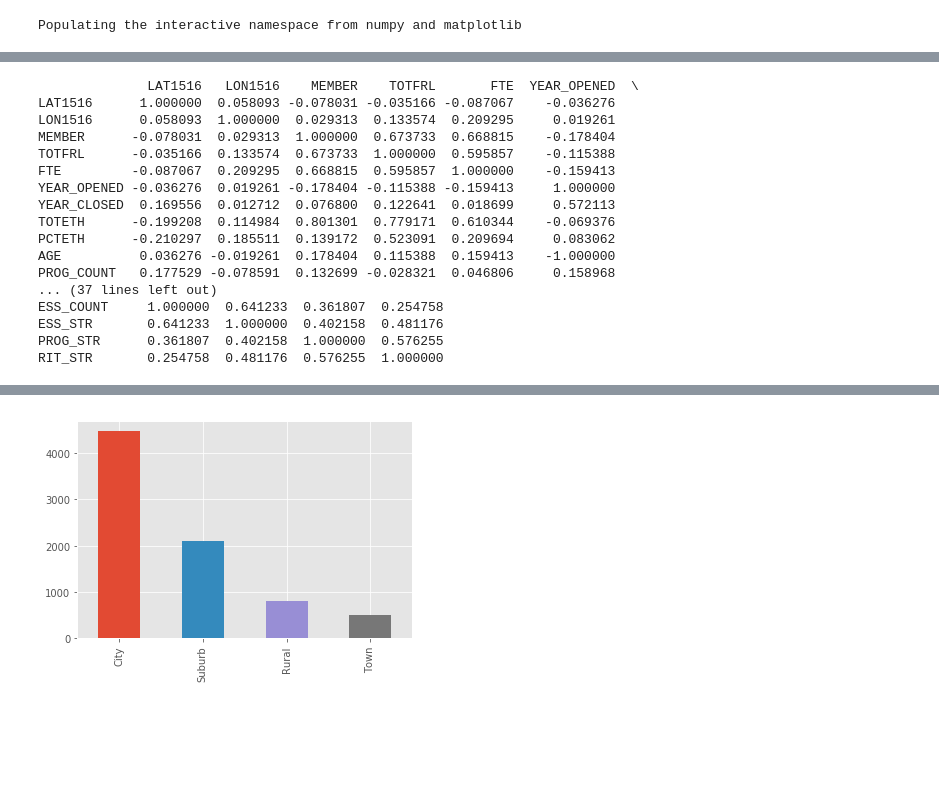
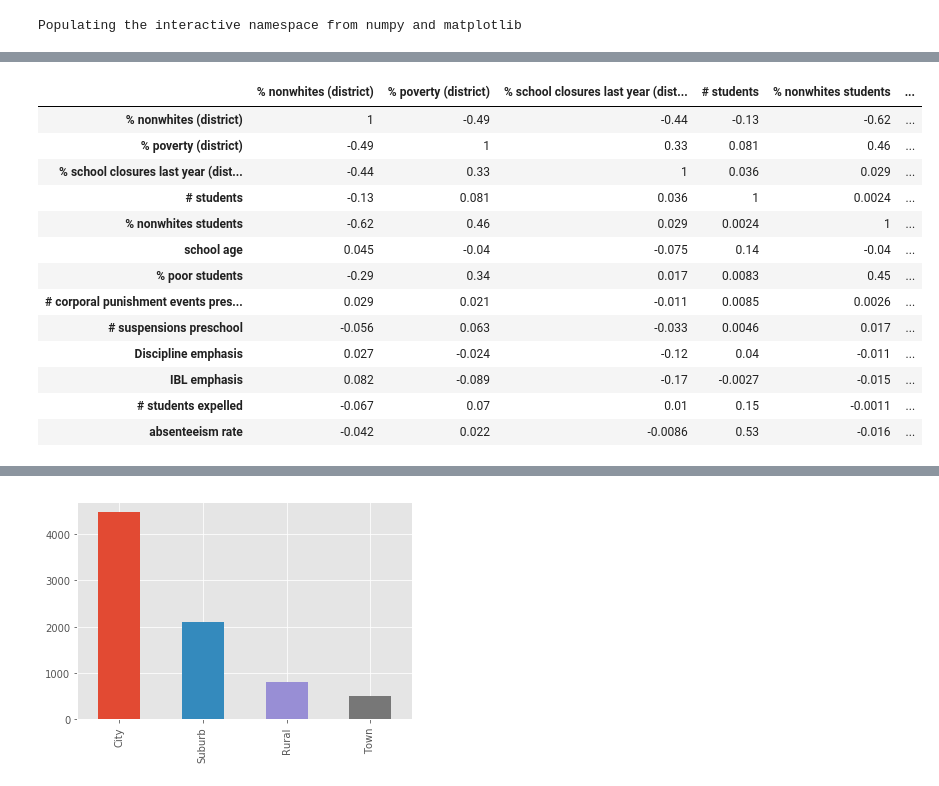
Before and after one commit to jhaber-zz/archive, a Jupyter notebook: data/data_visualization.ipynb, the cells around one changed output, grey strips where cells are left out. Drawn from its saved outputs; the diff is of its cells as text; code cells hidden in the pictures; blank space fills up the shorter version.

```diff
--- a/data/data_visualization.ipynb
+++ b/data/data_visualization.ipynb
@@ -96,0 +171,31 @@ corr_df = schooldf.drop([key for key in drop_keys], axis=1)
+# %%
+#keep_keys = ['MEMBER', 'LON1516', 'LAT1516', 'FTE', 'YEAR_OPENED', 'AGE', 'YEAR_CLOSED', 'TOTETH', 'PCTETH', 'LEA_NAME', 'STATENAME', 'TOTFRL', 'ALL_RLA00PCTPROF_1415', 'ALL_MTH00PCTPROF_1415', 'LOCALE', 'PLACE', 'SCH_NAME', 'ADDRESS14', 'TITLEI', 'ESS_COUNT', 'PROG_COUNT', 'RIT_COUNT', 'ESS_STR', 'PROG_STR', 'RIT_STR', 'ESS_NORMAL', 'PROG_NORMAL', 'RIT_NORMAL']
+keep_keys = ['MEMBER', 'AGE', 'PCTETH', 'PCTFRL', 'DISC_STR', 'INQU_STR', '% Total Population: White Alone', '% Families: Income in Below Poverty Level', 'close16']
+
+'''
+['CHILDPOV_S16', 'FTE',
+'ALL_RLA00PCTPROF_1516', 'ALL_MTH00PCTPROF_1516', 'ess_strength_x', 'prog_strength_x', 'SD_lv_PVI_2017',
+'Population Density (Per Sq. Mile)', "% Population 25 Years and Over: Bachelor's Degree",
+'% Civilian Population in Labor Force 16 Years and Over: Unemployed',
+'Median Household Income (In 2016 Inflation Adjusted Dollars)',
+'% Total Population: Foreign Born', 'close15',
+"Total Number of Students who received an expulsion under zero tolerance policies",
+'SCH_FTETEACH_TOT', 'SCH_FTESECURITY_GUA'
+]
+'''
+
+CRDC_keep = ['SCH_PSCORPINSTANCES_ALL', 'SCH_PSOOSINSTANCES_ALL',
+             "Total Chronic Student Absenteeism", "Total Number of Students who received an expulsion"
+            ]
+
+'''
+['TOT_DISCWODIS_EXPZT_M', 'TOT_DISCWODIS_EXPZT_F', 'TOT_DISCWDIS_EXPZT_IDEA_M',
+'TOT_DISCWDIS_EXPZT_IDEA_F', 'TOT_DISCWODIS_EXPWE_M', 'TOT_DISCWODIS_EXPWE_F', 'TOT_DISCWODIS_EXPWOE_M',
+'TOT_DISCWODIS_EXPWOE_F', 'TOT_DISCWDIS_EXPWE_IDEA_M', 'TOT_DISCWDIS_EXPWE_IDEA_F',
+'TOT_DISCWDIS_EXPWOE_IDEA_M', 'TOT_DISCWDIS_EXPWOE_IDEA_F', 'TOT_ABSENT_M', 'TOT_ABSENT_F']
+'''
+
+keep_keys += CRDC_keep
+
+drop_keys = [key for key in schooldf.keys() if key not in keep_keys]
+print(drop_keys)
@@ -97,20 +262,24 @@ corr_df = schooldf.drop([key for key in drop_keys], axis=1)
 # %%
-print(corr_df.corr(method='spearman'))
+corr = corr_df.corr(method='pearson')
-# %% [output]
-              LAT1516   LON1516    MEMBER    TOTFRL       FTE  YEAR_OPENED  \
-LAT1516      1.000000  0.058093 -0.078031 -0.035166 -0.087067    -0.036276
-LON1516      0.058093  1.000000  0.029313  0.133574  0.209295     0.019261
-MEMBER      -0.078031  0.029313  1.000000  0.673733  0.668815    -0.178404
-TOTFRL      -0.035166  0.133574  0.673733  1.000000  0.595857    -0.115388
-FTE         -0.087067  0.209295  0.668815  0.595857  1.000000    -0.159413
-YEAR_OPENED -0.036276  0.019261 -0.178404 -0.115388 -0.159413     1.000000
-YEAR_CLOSED  0.169556  0.012712  0.076800  0.122641  0.018699     0.572113
-TOTETH      -0.199208  0.114984  0.801301  0.779171  0.610344    -0.069376
-PCTETH      -0.210297  0.185511  0.139172  0.523091  0.209694     0.083062
-AGE          0.036276 -0.019261  0.178404  0.115388  0.159413    -1.000000
-PROG_COUNT   0.177529 -0.078591  0.132699 -0.028321  0.046806     0.158968
-... (37 lines left out)
-ESS_COUNT     1.000000  0.641233  0.361807  0.254758
-ESS_STR       0.641233  1.000000  0.402158  0.481176
-PROG_STR      0.361807  0.402158  1.000000  0.576255
-RIT_STR       0.254758  0.481176  0.576255  1.000000
+# %%
+cmap = sns.diverging_palette(5, 250, as_cmap=True)
+corr = corr.style.background_gradient(cmap, axis=1)\
+    .set_properties(**{'max-width': '80px', 'font-size': '10pt'})\
+    .set_precision(2)
+
+corr
+# %% [output]
+|  | % nonwhites (district) | % poverty (district) | % school closures last year (dist... | # students | % nonwhites students | ... |
+| % nonwhites (district) | 1 | -0.49 | -0.44 | -0.13 | -0.62 | ... |
+| % poverty (district) | -0.49 | 1 | 0.33 | 0.081 | 0.46 | ... |
+| % school closures last year (dist... | -0.44 | 0.33 | 1 | 0.036 | 0.029 | ... |
+| # students | -0.13 | 0.081 | 0.036 | 1 | 0.0024 | ... |
+| % nonwhites students | -0.62 | 0.46 | 0.029 | 0.0024 | 1 | ... |
+| school age | 0.045 | -0.04 | -0.075 | 0.14 | -0.04 | ... |
+| % poor students | -0.29 | 0.34 | 0.017 | 0.0083 | 0.45 | ... |
+| # corporal punishment events pres... | 0.029 | 0.021 | -0.011 | 0.0085 | 0.0026 | ... |
+| # suspensions preschool | -0.056 | 0.063 | -0.033 | 0.0046 | 0.017 | ... |
+| Discipline emphasis | 0.027 | -0.024 | -0.12 | 0.04 | -0.011 | ... |
+| IBL emphasis | 0.082 | -0.089 | -0.17 | -0.0027 | -0.015 | ... |
+| # students expelled | -0.067 | 0.07 | 0.01 | 0.15 | -0.0011 | ... |
+| absenteeism rate | -0.042 | 0.022 | -0.0086 | 0.53 | -0.016 | ... |
```
Also changed, not shown: parts of 17 cells of this notebook, 1 other file.
